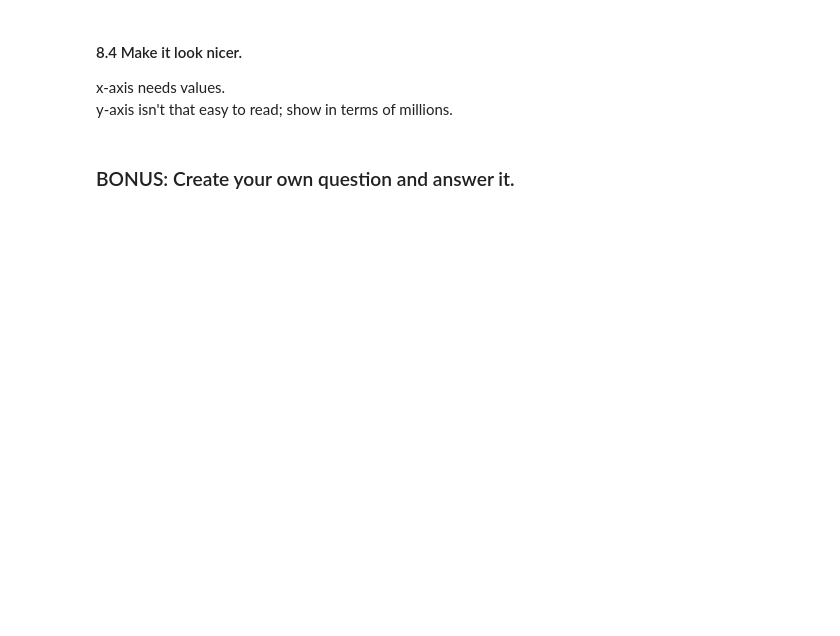
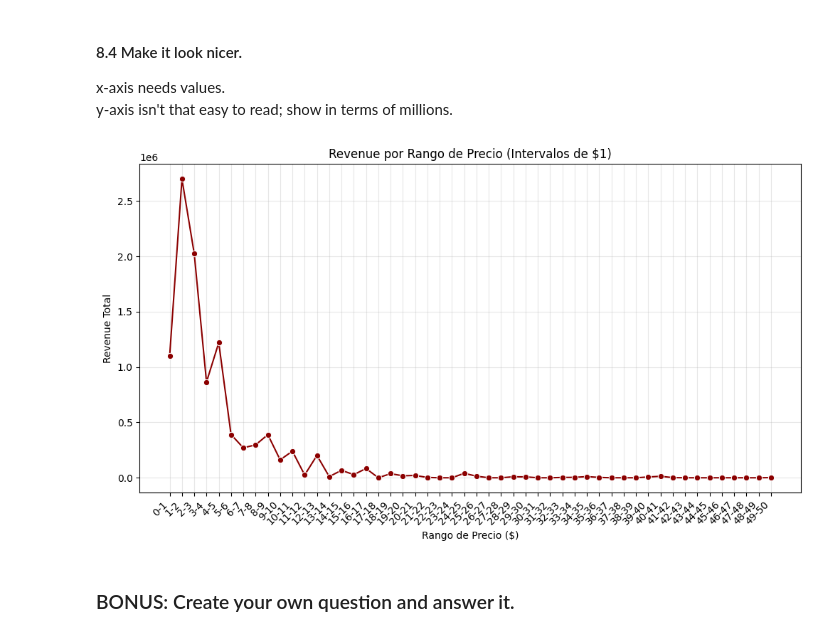
Before and after one commit to LLAES07/pyspark_exercises, a Jupyter notebook: 07_Visualization/Online_Retail/Exercises.ipynb, the cells around one changed output. Cells and saved outputs as stored; diff of their text form; code cells hidden in the pictures; blank space fills up the shorter version.

```diff
--- a/07_Visualization/Online_Retail/Exercises.ipynb
+++ b/07_Visualization/Online_Retail/Exercises.ipynb
@@ -312,5 +322,23 @@ pd.cut(df['UnitPrice'], bins=)
 #### 8.4 Make it look nicer.
 x-axis needs values.
 y-axis isn't that easy to read; show in terms of millions.
+# %%
+plt.figure(figsize=(12, 6))
+sns.lineplot(
+    data=price_revenue,
+    x='Price_Range',
+    y='Total_revenue',
+    marker='o',
+    color='darkred'
+)
+
+plt.title("Revenue por Rango de Precio (Intervalos de $1)")
+plt.xlabel("Rango de Precio ($)")
+plt.ylabel("Revenue Total")
+plt.xticks(rotation=45, ha='right')  # Rotar etiquetas para mejor lectura
+plt.grid(alpha=0.3)
+plt.show()
+# %% [output]
+[figure, added]
 # %% [markdown]
 ### BONUS: Create your own question and answer it.
```
Also changed, not shown: parts of 2 cells of this notebook.
